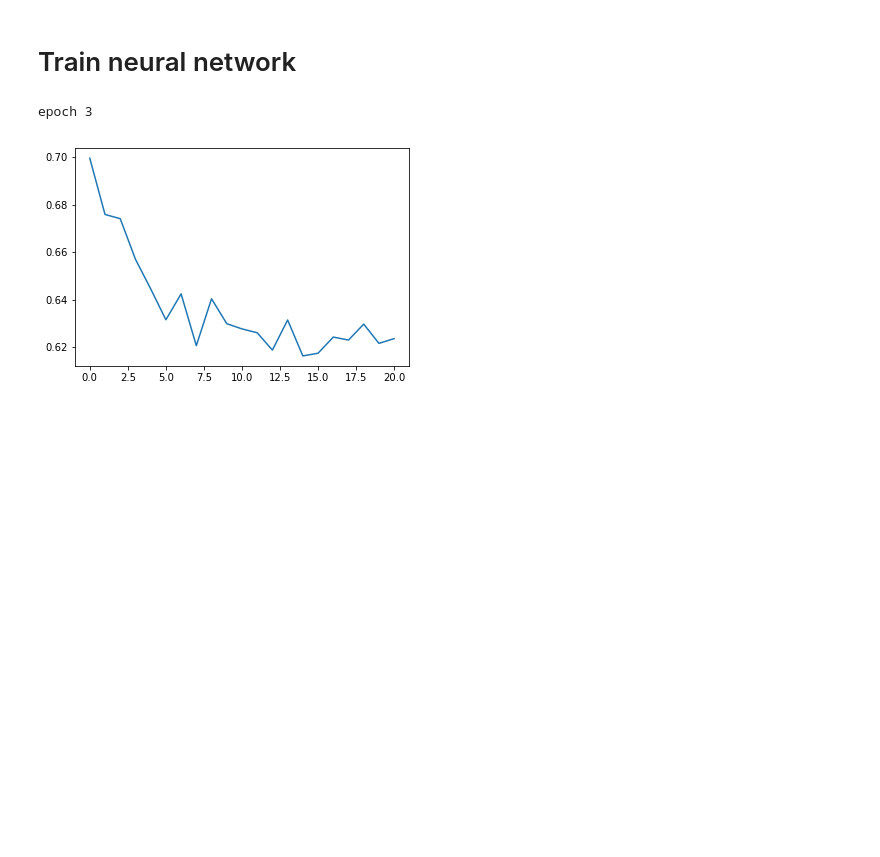
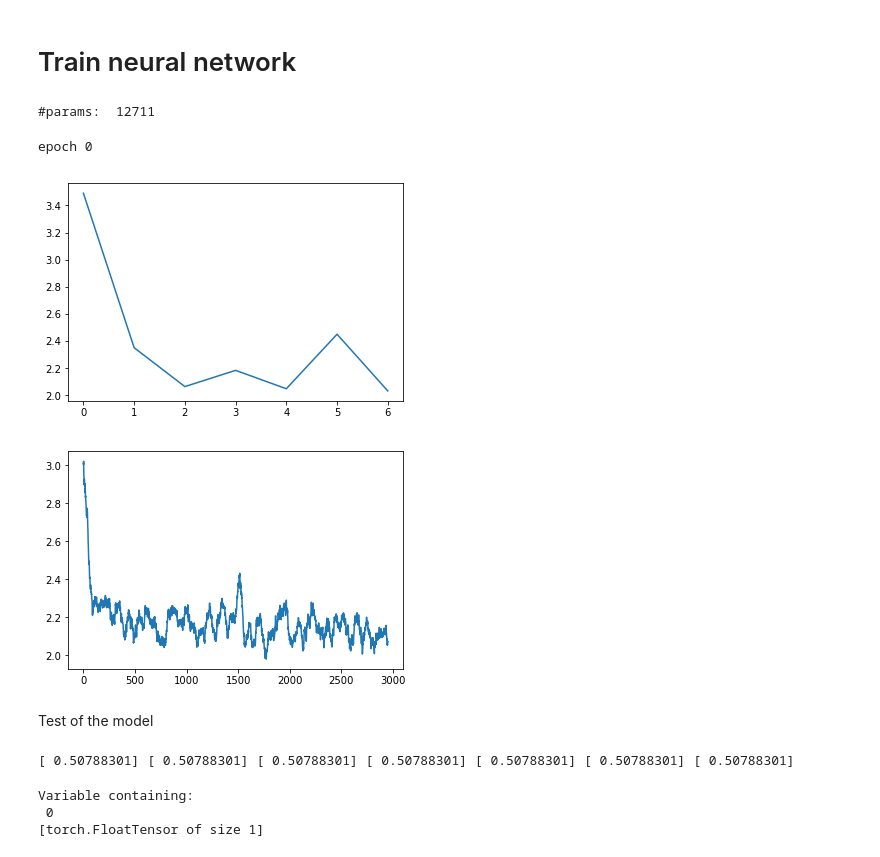
Before and after one commit to dhfromkorea/nfsp-poker, a Jupyter notebook: Programs/train card featurizer.ipynb, the cells around one changed output. Drawn from its saved outputs; the diff is of its cells as text; code cells hidden in the pictures; blank space fills up the shorter version.

Commit message:
update training

```diff
--- a/Programs/train card featurizer.ipynb
+++ b/Programs/train card featurizer.ipynb
@@ -38,3 +49,8 @@ len(train_dataset), len(test_dataset)
+# %%
+for k,v in train_dataset.items():
+    if v['player1winprob'] > 1:
+        print(k,v)
+        break
 # %% [markdown]
 # Parse dataset
 # %% [markdown]
@@ -97,3 +327,8 @@ f = CardFeaturizer(50)
+# %%
+f = CardFeaturizer(20)
+print('#params: ', np.sum([np.prod(p.data.numpy().shape) for p in f.parameters()]))
+# %% [output]
+#params:  12711
 # %%
 def moving_avg(x, window=50):
     return [np.mean(x[k:k+window]) for k in range(len(x)-window)]
@@ -100,55 +354,68 @@ def moving_avg(x, window=50):
+# %%
+def clip(p):
+    return .99*(p > 0.99).float() + .01 * (p<.01).float() + p*(p>=0.01).float()*(p<=0.99).float()
 # %%
-lr = 1e-4
+lr = 1e-1  # 1e-4 for selu
 batch_size = 64
 EPOCHS = 50
-optimizer = t.optim.Adam(f.parameters(), lr=lr)
+optimizer = t.optim.Adam(f.parameters(), lr=lr, weight_decay=1e-2)
 train_losses = []
 test_losses = []
-PLOT = 5000
+PLOT = 500
 
 
 for _ in range(EPOCHS):
     print('epoch', _)
     x_hand_train, x_board_train, y_train = shuffle(x_hand_train, x_board_train, y_train)
+
+    # check if weights are NaN
+    for p in f.parameters():
+        if np.isnan(p.data.numpy()).sum()>0:
+            raise ValueError('nan weights !')
+
     for i in range(0, len(dataset), batch_size):
         hand = variable(x_hand_train[i:i+batch_size])
         board = variable(x_board_train[i:i+batch_size])
-        target = variable(y_train[i:i+batch_size])
+        target = clip(variable(y_train[i:i+batch_size, 0])).squeeze()
 
         optimizer.zero_grad()
 
-        hand_strength, proba_combinations, flop_alone, turn_alone, river_alone, bh = f.forward(hand, board)
-
-        loss = (-t.log(hand_strength.squeeze())*target[:, 0] - t.log(1-hand_strength.squeeze())*(1-target[:, 0]))
-#         loss -= t.sum(t.log(proba_combinations)*target[:, 1:], -1)
+        HS = f.forward(hand, board).squeeze()+1e-5
+        pred = t.log(HS/(1-HS))
+        true = t.log(target / (1-target))
+        loss = (true - pred)**2
         loss = t.sum(loss)
-
         train_losses.append(loss.data.numpy()[0]/batch_size)
 
         loss.backward()
+#         clip_gradients(f, 5)
 
         optimizer.step()
 
-        if i % PLOT == 0:
+        if (i//batch_size) % PLOT == 0:
             display.clear_output(wait=True)
             print('epoch', _)
 
-            # test loss
+            # test loss on a random test sample
             x_hand_test, x_board_test, y_test = shuffle(x_hand_test, x_board_test, y_test)
             hand = variable(x_hand_test[:1000])
             board = variable(x_board_test[:1000])
-            target = variable(y_test[:1000])
-            hand_strength, proba_combinations, flop_alone, turn_alone, river_alone, bh = f.forward(hand, board)
-            loss = (-t.log(hand_strength.squeeze())*target[:, 0] - t.log(1-hand_strength.squeeze())*(1-target[:, 0]))
-#             loss -= t.sum(t.log(proba_combinations)*target[:, 1:], -1)
+            target = clip(variable(y_test[:1000, 0])).squeeze()
+            HS = f.forward(hand, board).squeeze() + 1e-5
+            pred = t.log(HS/(1-HS))
+            true = t.log(target / (1-target))
+            loss = (true - pred)**2
             loss = t.sum(loss)
             test_losses.append(loss.data.numpy()[0]/1000)
 
             # plot
             plt.plot(test_losses)
             plt.show()
             plt.plot(moving_avg(train_losses))
             plt.show()
 # %% [output]
-epoch 3
+epoch 0
-[figure, old version]
+[figure, new version]
+[figure, added]
+# %% [markdown]
+Test of the model
@@ -154,0 +440,18 @@ epoch 3
+# %%
+hand = variable(cards_to_array([c('Q','s'), c('K', 'h')])).resize(1,13,4)
+board1 = variable(cards_to_array([c('2','c'),c('5','h'),c('Q','h')])).resize(1,3,13,4)
+board2 = variable(cards_to_array([c('3','c'),c('5','h'),c('Q','h')])).resize(1,3,13,4)
+board3 = variable(cards_to_array([c('4','c'),c('5','h'),c('Q','h')])).resize(1,3,13,4)
+board4 = variable(cards_to_array([c('2','s'),c('7','h'),c('Q','h')])).resize(1,3,13,4)
+board5 = variable(cards_to_array([c('2','c'),c('6','h'),c('Q','h')])).resize(1,3,13,4)
+board6 = variable(cards_to_array([c('2','c'),c('5','h'),c('Q','h')])).resize(1,3,13,4)
+board7 = variable(cards_to_array([c('2','d'),c('3','h'),c('Q','h')])).resize(1,3,13,4)
+print(f(hand,board1).data.numpy()[0], f(hand,board2).data.numpy()[0], f(hand,board3).data.numpy()[0], f(hand,board4).data.numpy()[0], f(hand,board5).data.numpy()[0], f(hand,board6).data.numpy()[0], f(hand,board7).data.numpy()[0])
+# %% [output]
+[ 0.50788301] [ 0.50788301] [ 0.50788301] [ 0.50788301] [ 0.50788301] [ 0.50788301] [ 0.50788301]
+# %%
+t.sum((f(hand,board1,True)[1] - f(hand,board2,True)[1])**2)
+# %% [output]
+Variable containing:
+ 0
+[torch.FloatTensor of size 1]
```
Also changed, not shown: parts of 13 cells of this notebook, 1 other file.
